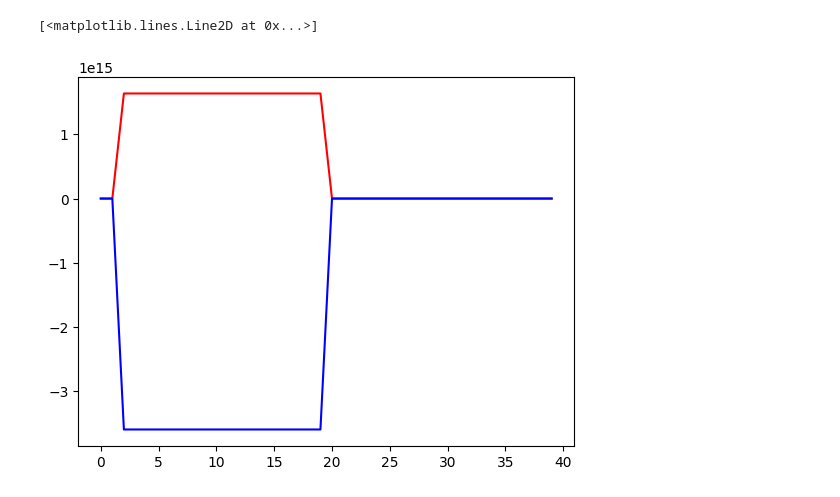
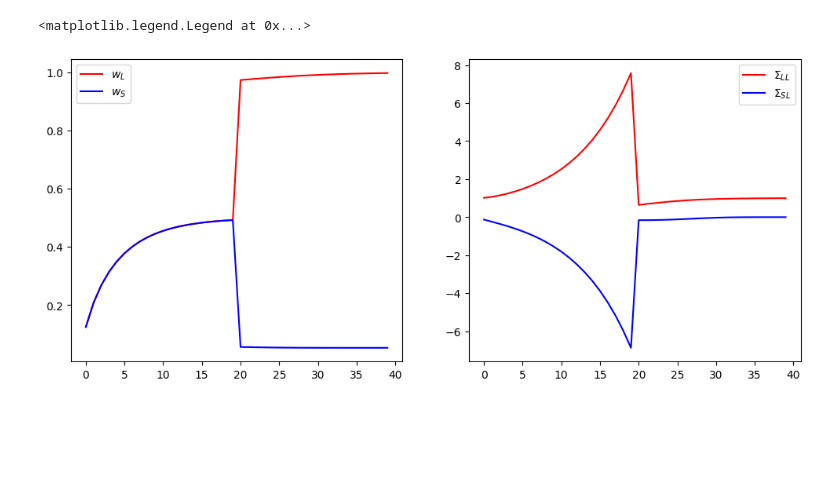
Before and after one commit to changmin-yu/Kalman-gain-recurrent-network, a Jupyter notebook: network_implementation.ipynb, the cells around one changed output. Drawn from its saved outputs; the diff is of its cells as text; code cells hidden in the pictures; blank space fills up the shorter version.

```diff
--- a/network_implementation.ipynb
+++ b/network_implementation.ipynb
@@ -23,6 +20,6 @@ x = np.concatenate([
     np.array([np.array([1., 0.]) for _ in range(20)])
 ], axis=0)
 
-w, r = lds_generative(transition_std=transition_std, obs_std=obs_std, init_std=init_std, stimuli=x)
+r = np.ones((40, )) # assume noise-free observation
 # %%
 network, w_history, B_history = train_network(x, r, learning_rate, dt=1.0)
@@ -38,6 +26,16 @@ Sigma = np.linalg.inv(np.array([np.eye(x.shape[-1]) for _ in range(len(x))]) - B
-# %%
-plt.plot(Sigma[:, 0, 0], "r-", label=r"$\Sigma_{LL}$")
-plt.plot(Sigma[:, 1, 0], "b-", label=r"$\Sigma_{SL}$")
-# %% [output]
-[<matplotlib.lines.Line2D at 0x...>]
-[figure, removed]
+# %%
+Sigma = np.linalg.inv(np.array([np.eye(x.shape[-1]) for _ in range(len(x))]) - B_history)
+
+fig, ax = plt.subplots(1, 2, figsize=(12, 5))
+
+ax[0].plot(w_history[:, 0], "r-",  label=r"$w_{L}$")
+ax[0].plot(w_history[:, 1], "b-", label=r"$w_{S}$")
+
+ax[1].plot(Sigma[:, 0, 0], "r-", label=r"$\Sigma_{LL}$")
+ax[1].plot(Sigma[:, 1, 0], "b-", label=r"$\Sigma_{SL}$")
+
+ax[0].legend()
+ax[1].legend()
+# %% [output]
+<matplotlib.legend.Legend at 0x...>
+[figure, added]
```
Also changed, not shown: parts of 12 cells of this notebook, 5 other files.
